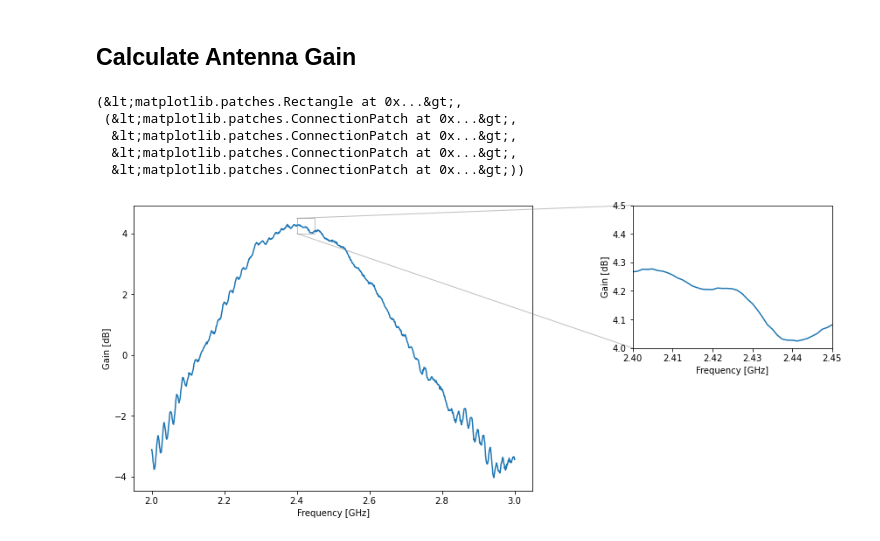
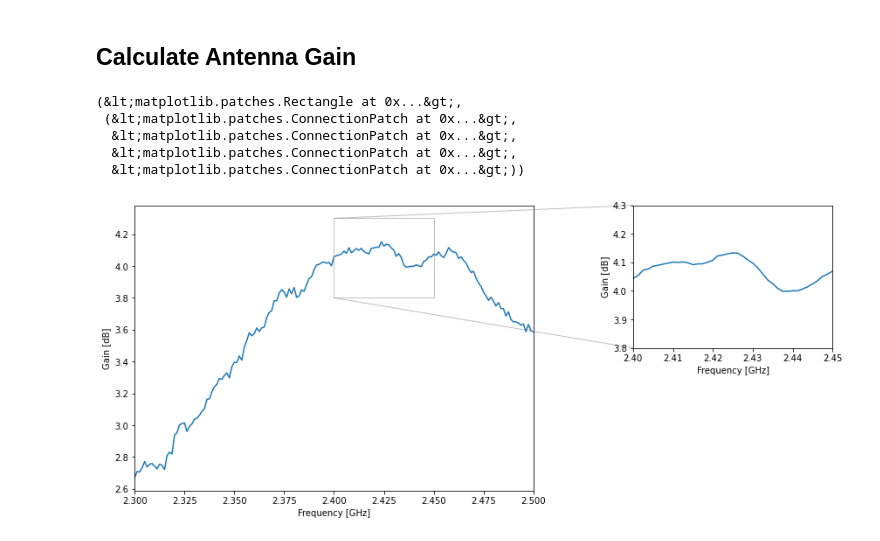
Before and after one commit to AcubeSAT/satellite-s-band-antenna, a Jupyter notebook: Anechoic Chamber Tests/Patch_Antenna_Gain.ipynb, the cells around one changed output. Drawn from its saved outputs; the diff is of its cells as text; code cells hidden in the pictures.

Commit message:
Compensated for polarization mismatch

```diff
--- a/Anechoic Chamber Tests/Patch_Antenna_Gain.ipynb
+++ b/Anechoic Chamber Tests/Patch_Antenna_Gain.ipynb
@@ -16,7 +16,7 @@ from IPython.display import display, Markdown, Latex
 # %% [markdown]
 ## Function To Calculate The Antenna Gain
 # %%
-def gain(frequency, S21_horn, S21_left, S21_down, S21_right, S21_up, distance1, distance2, horn_gain):
+def gain(frequency, S21_horn, S21_left, S21_down, S21_right, S21_up, distance1, distance2, horn_gain, polarization_loss):
     c = 3*10^8
     FSPL1 = 20*np.log10(distance1) + 20*np.log10(frequency*np.power(10,9)) + 20*np.log10(4*np.pi/c)
     FSPL2 = 20*np.log10(distance2) + 20*np.log10(frequency*np.power(10,9)) + 20*np.log10(4*np.pi/c)
@@ -32,7 +32,7 @@ def gain(frequency, S21_horn, S21_left, S21_down, S21_right, S21_up, distance1,
 
     E = np.sqrt(np.power(E_x, 2) + np.power(E_y, 2))
 
-    Gain = 20*np.log10(E) - S21_horn + horn_gain + FSPLdif
+    Gain = 20*np.log10(E) - S21_horn + horn_gain + FSPLdif + polarization_loss
 
     return Gain
 # %% [markdown]
@@ -43,6 +43,7 @@ patch_file_d = np.loadtxt('Raw Data/Gain Measurement/S21_horn-patch_DOWN.txt')
 patch_file_l = np.loadtxt('Raw Data/Gain Measurement/S21_horn-patch_LEFT.txt')
 patch_file_u = np.loadtxt('Raw Data/Gain Measurement/S21_horn-patch_RIGHT.txt')
 patch_file_r = np.loadtxt('Raw Data/Gain Measurement/S21_horn-patch_UP.txt')
+patch_polarization = np.loadtxt('Data Analysis Results/patch_polarization_loss.txt')
 
 S21_horn = np.asarray([s[1] for s in horn_file])
 frequency = np.asarray([f[0] for f in horn_file])
@@ -50,5 +51,6 @@ S21_down = np.asarray([s[1] for s in patch_file_d])
 S21_left = np.asarray([s[1] for s in patch_file_l])
 S21_right = np.asarray([s[1] for s in patch_file_r])
 S21_up = np.asarray([s[1] for s in patch_file_u])
+polarization_loss = np.asarray([s[1] for s in patch_polarization])
 # %% [markdown]
 ## Calculate Antenna Gain
@@ -57,31 +57,36 @@ Gain = gain(frequency, S21_horn, S21_left, S21_down, S21_right, S21_up, 1.4, 1.6
+# %%
+freq_low = np.where(frequency == 2.3)[0][0]
+freq_high = np.where(frequency == 2.5)[0][0] + 1
+Gain = gain(frequency[freq_low:freq_high], S21_horn[freq_low:freq_high], S21_left[freq_low:freq_high], S21_down[freq_low:freq_high], S21_right[freq_low:freq_high], S21_up[freq_low:freq_high], 1.4, 1.69, 11, polarization_loss)
 # %%
 # Plot results
 
 # Create the figure and the space
 fig = plt.figure(figsize=(18, 6))
 ax = fig.add_subplot(1, 2, 1)
 
 # Plot the pattern
-plot = ax.plot(frequency, Gain)
+plot = ax.plot(frequency[freq_low:freq_high], Gain)
 
 ax.set_xlabel('Frequency [GHz]')
 ax.set_ylabel('Gain [dB]')
+ax.set_xlim(2.3, 2.5)
 
 # In-set axis
 zoom = ax.inset_axes([1.25, 0.5, 0.5, 0.5])
 smth = uniform_filter1d(Gain, size=5)
-zoom.plot(frequency, smth)
+zoom.plot(frequency[freq_low:freq_high], smth)
 
 zoom.set_xlim(2.4, 2.45)
-zoom.set_ylim(4, 4.5)
+zoom.set_ylim(3.8, 4.3)
 zoom.set_xlabel('Frequency [GHz]')
 zoom.set_ylabel('Gain [dB]')
 
 ax.indicate_inset_zoom(zoom)
 # %% [output]
 (&lt;matplotlib.patches.Rectangle at 0x...&gt;,
  (&lt;matplotlib.patches.ConnectionPatch at 0x...&gt;,
   &lt;matplotlib.patches.ConnectionPatch at 0x...&gt;,
   &lt;matplotlib.patches.ConnectionPatch at 0x...&gt;,
   &lt;matplotlib.patches.ConnectionPatch at 0x...&gt;))
-[figure, old version]
+[figure, new version]
```
Also changed, not shown: parts of 1 cell of this notebook.
